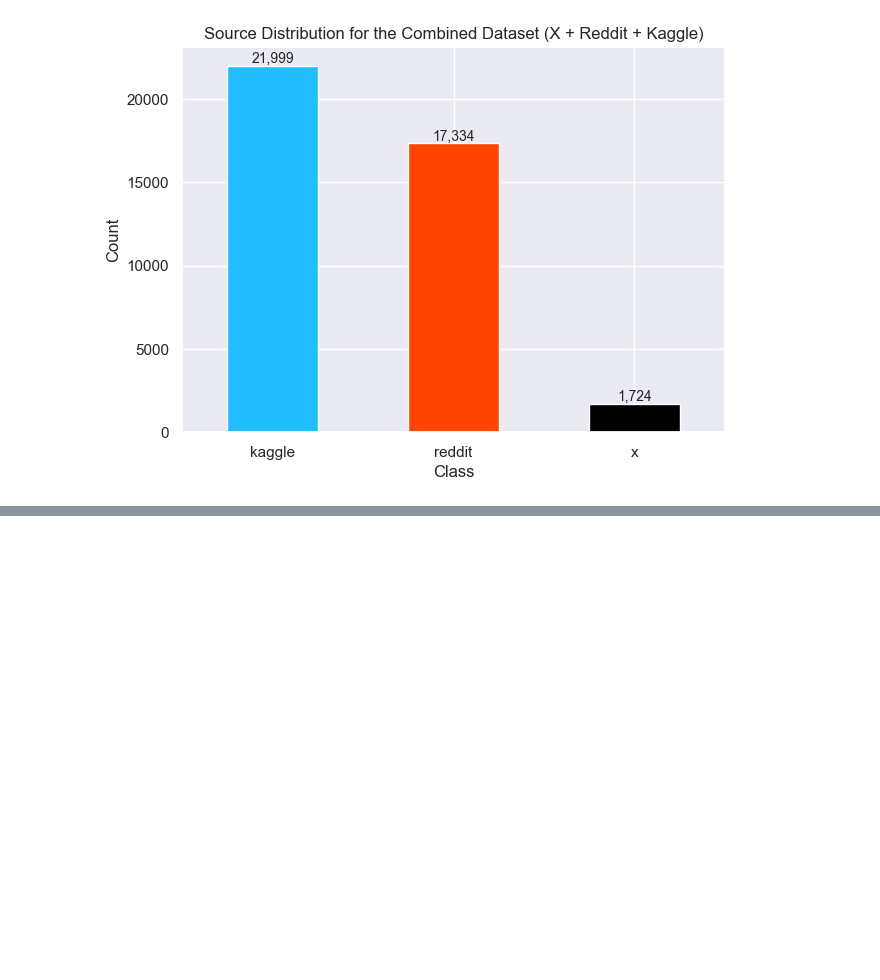
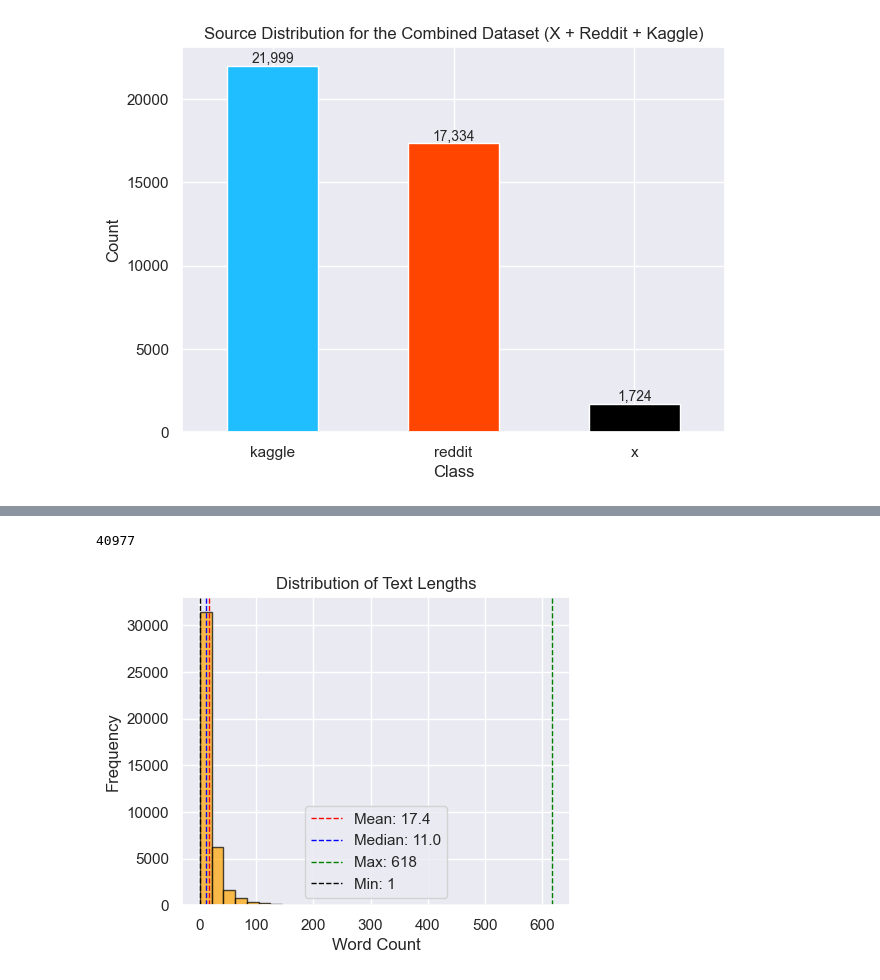
Before and after one commit to dud3yyy/Hate_Speech_Detection_Thesis, a Jupyter notebook: notebooks/4.0.EDA.ipynb, the cells around one changed output, grey strips where cells are left out. Saved outputs shown, nothing was run; the diff lists cells and outputs as text; code cells hidden in the pictures; blank space fills up the shorter version.

```diff
--- a/notebooks/4.0.EDA.ipynb
+++ b/notebooks/4.0.EDA.ipynb
@@ -96,0 +94,30 @@ plt.show()
+# %%
+df.drop_duplicates(inplace=True)
+print(len(df))
+# %% [output]
+40977
+# %%
+_df = df.copy()
+# %%
+
+_df['text_length'] = _df['processed_text'].astype(str).apply(lambda x: len(x.split()))
+
+mean_length = _df['text_length'].mean()
+median_length = _df['text_length'].median()
+max_length = _df['text_length'].max()
+min_length = _df['text_length'].min()
+
+plt.figure(figsize=(5, 4))
+_df['text_length'].hist(bins=30, color='orange', alpha=0.7, edgecolor='black')
+plt.axvline(mean_length, color='red', linestyle='dashed', linewidth=1, label=f'Mean: {mean_length:.1f}')
+plt.axvline(median_length, color='blue', linestyle='dashed', linewidth=1, label=f'Median: {median_length}')
+plt.axvline(max_length, color='green', linestyle='dashed', linewidth=1, label=f'Max: {max_length}')
+plt.axvline(min_length, color='black', linestyle='dashed', linewidth=1, label=f'Min: {min_length}')
+
+plt.xlabel("Word Count")
+plt.ylabel("Frequency")
+plt.title("Distribution of Text Lengths")
+plt.legend()
+plt.show()
+# %% [output]
+[figure, added]
```
Also changed, not shown: parts of 8 cells of this notebook.
